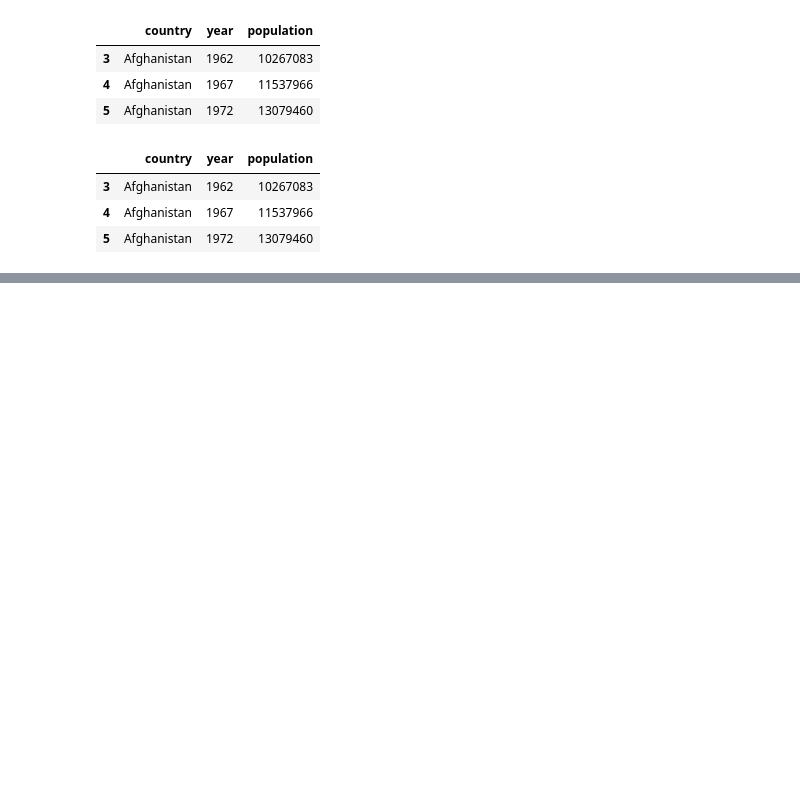
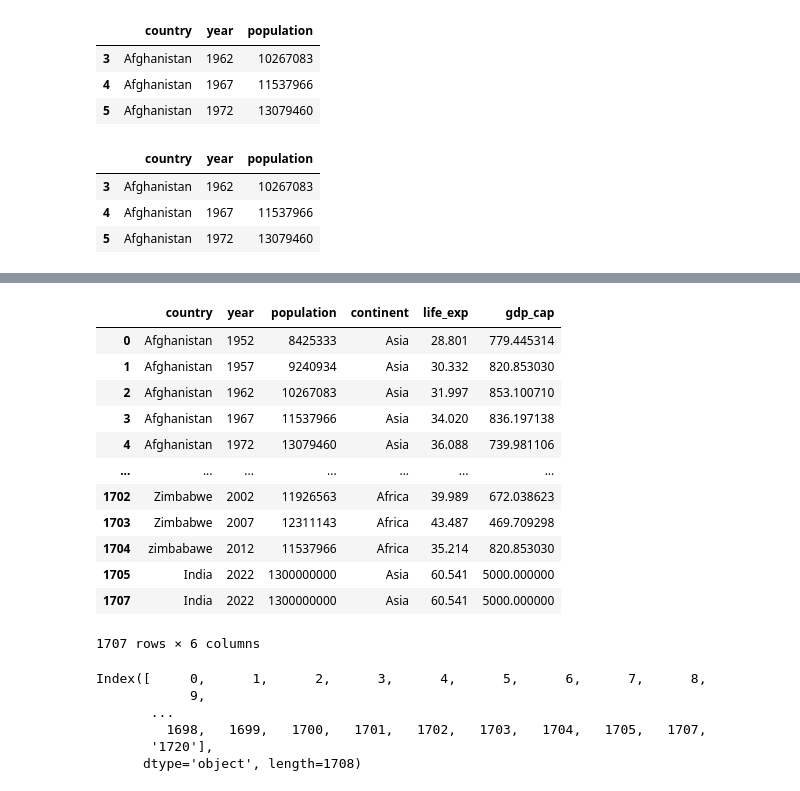
Before and after one commit to sarathchandravema/pandas-shots, a Jupyter notebook: Pandas-2.ipynb, the cells around one changed output, grey strips where cells are left out. Cells and saved outputs as stored; diff of their text form; code cells hidden in the pictures; blank space fills up the shorter version.

```diff
--- a/Pandas-2.ipynb
+++ b/Pandas-2.ipynb
@@ -225,0 +431,18 @@ ValueError: Location based indexing can only have [integer, integer slice (START
+# %%
+df.loc[1707] = ['India', 2022, 1300000000, 'Asia', 60.541, 5000]
+# %%
+df
+# %% [output]
+|  | country | year | population | continent | life_exp | gdp_cap |
+| 0 | Afghanistan | 1952 | 8425333 | Asia | 28.801 | 779.445314 |
+| 1 | Afghanistan | 1957 | 9240934 | Asia | 30.332 | 820.853030 |
+| 2 | Afghanistan | 1962 | 10267083 | Asia | 31.997 | 853.100710 |
+| 3 | Afghanistan | 1967 | 11537966 | Asia | 34.020 | 836.197138 |
+| 4 | Afghanistan | 1972 | 13079460 | Asia | 36.088 | 739.981106 |
+| ... | ... | ... | ... | ... | ... | ... |
+| 1702 | Zimbabwe | 2002 | 11926563 | Africa | 39.989 | 672.038623 |
+| 1703 | Zimbabwe | 2007 | 12311143 | Africa | 43.487 | 469.709298 |
+| 1704 | zimbabawe | 2012 | 11537966 | Africa | 35.214 | 820.853030 |
+| 1705 | India | 2022 | 1300000000 | Asia | 60.541 | 5000.000000 |
+| 1707 | India | 2022 | 1300000000 | Asia | 60.541 | 5000.000000 |
+1707 rows × 6 columns
@@ -225,0 +451,9 @@ ValueError: Location based indexing can only have [integer, integer slice (START
+# %%
+df.index
+# %% [output]
+Index([     0,      1,      2,      3,      4,      5,      6,      7,      8,
+            9,
+       ...
+         1698,   1699,   1700,   1701,   1702,   1703,   1704,   1705,   1707,
+       '1720'],
+      dtype='object', length=1708)
```
Also changed, not shown: parts of 46 cells of this notebook, 3 other files.
